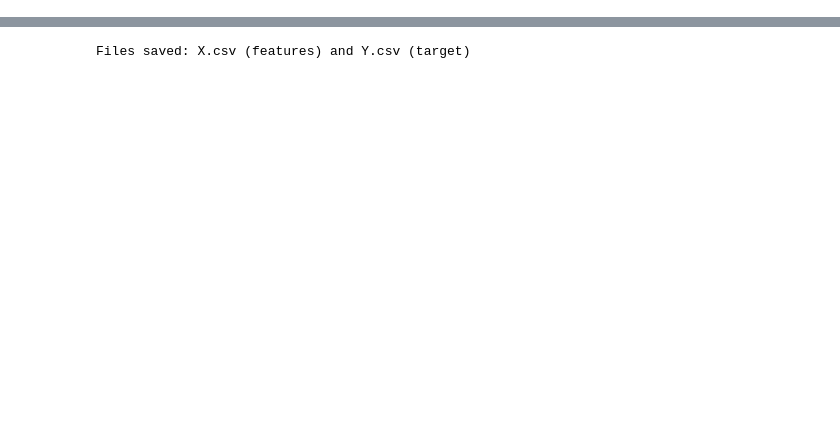
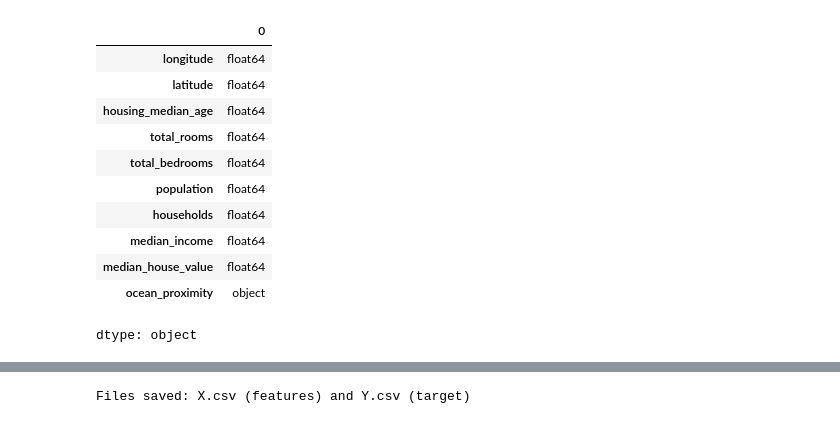
Before and after one commit to yuzukaR/ML_Final, a Jupyter notebook: final_project.ipynb, the cells around one changed output, grey strips where cells are left out. Cells and saved outputs as stored; diff of their text form; code cells hidden in the pictures; blank space fills up the shorter version.

```diff
--- a/final_project.ipynb
+++ b/final_project.ipynb
@@ -0,0 +3,27 @@
+# %%
+# Step 1: Import libraries
+import pandas as pd
+import numpy as np
+import matplotlib.pyplot as plt
+
+# Step 2: Load the data
+housing = pd.read_csv('housing.csv')
+
+# Step 3: Drop rows with null values
+housing = housing.dropna()
+
+housing.columns
+housing.dtypes
+# %% [output]
+|  | 0 |
+| longitude | float64 |
+| latitude | float64 |
+| housing_median_age | float64 |
+| total_rooms | float64 |
+| total_bedrooms | float64 |
+| population | float64 |
+| households | float64 |
+| median_income | float64 |
+| median_house_value | float64 |
+| ocean_proximity | object |
+dtype: object
```
Also changed, not shown: parts of 11 cells of this notebook.
